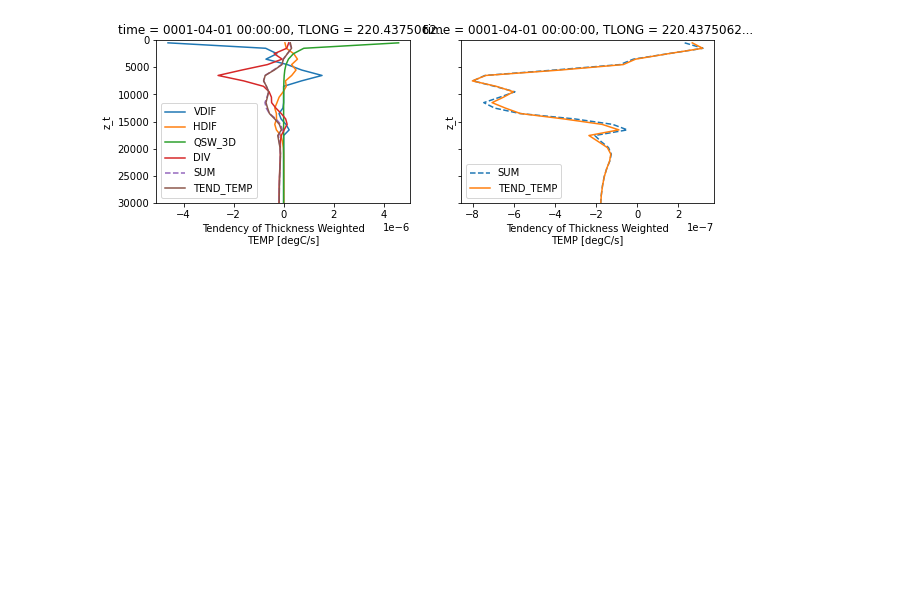
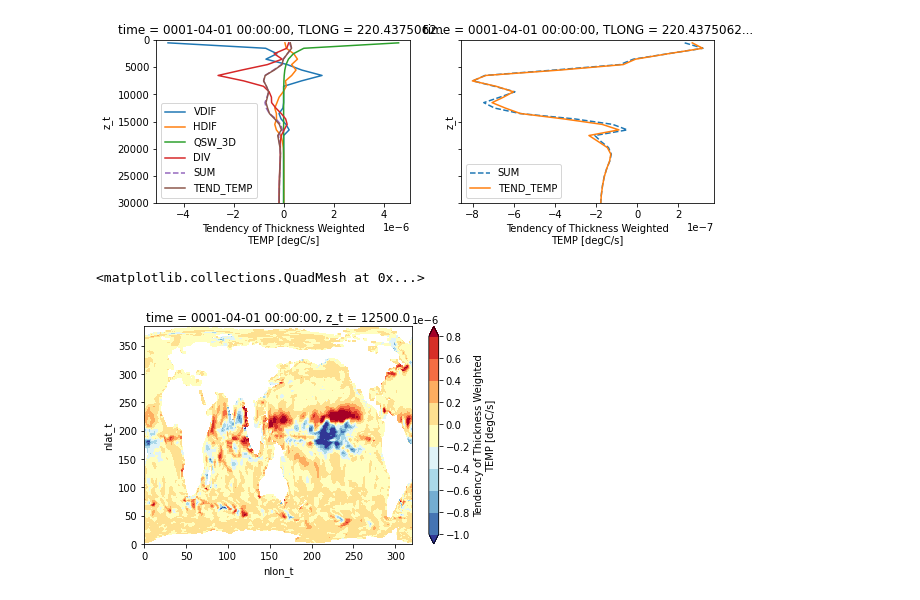
Before and after one commit to Zhangqs-hub/pop_tools-test, a Jupyter notebook: pop_tools-test.ipynb, the cells around one changed output. Saved outputs shown, nothing was run; the diff lists cells and outputs as text; code cells hidden in the pictures; blank space fills up the shorter version.

```diff
--- a/pop_tools-test.ipynb
+++ b/pop_tools-test.ipynb
@@ -230,3 +230,9 @@ subset.TEND_TEMP.plot(y="z_t", ylim=(300e2, 0), label="TEND_TEMP", ax=ax[1])
 ax[1].legend();
 # %% [output]
 [figure]
+# %%
+# plot maps
+budget.TEND_TEMP.isel(z_t=12).plot(levels=np.arange(-1e-6,1e-6,2e-7),cmap="RdYlBu_r")
+# %% [output]
+<matplotlib.collections.QuadMesh at 0x...>
+[figure, added]
```
Also changed, not shown: parts of 7 cells of this notebook.
